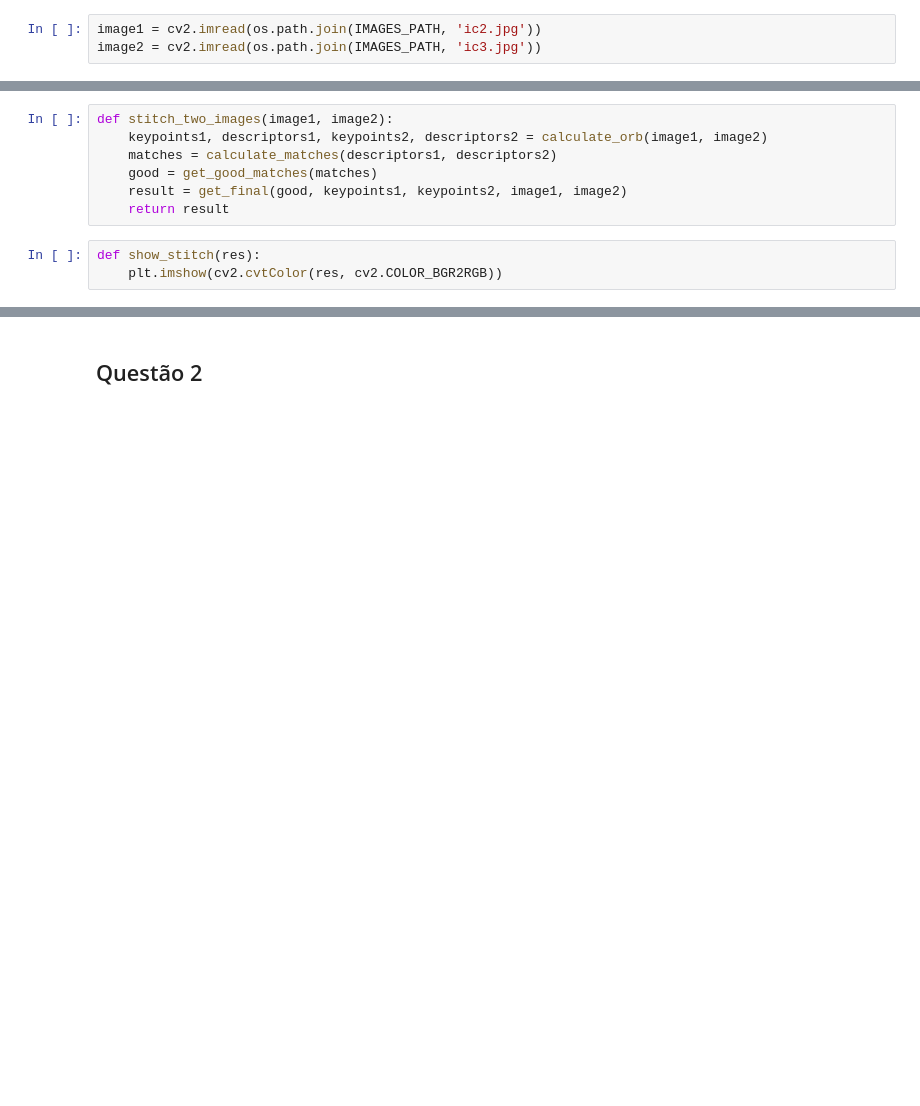
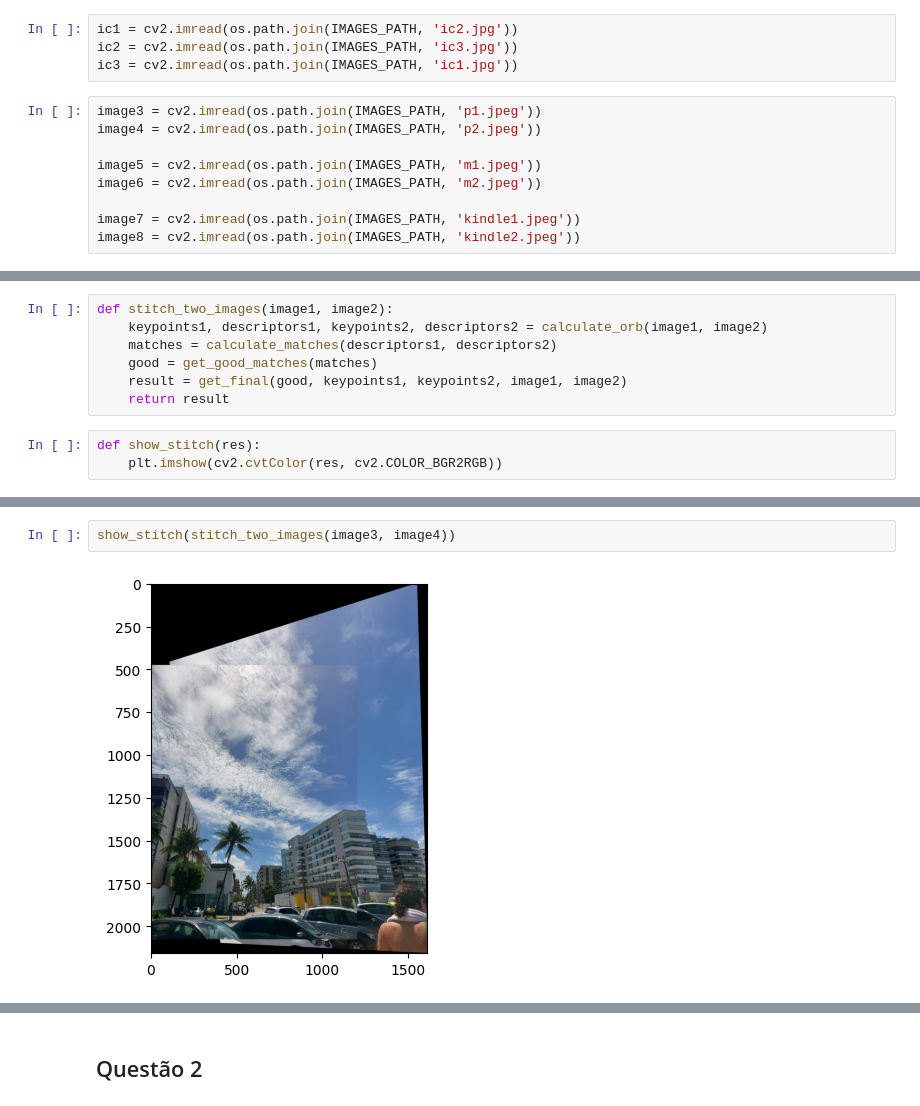
Before and after one commit to ghastcmd/computer-vision, a Jupyter notebook: list-3/lista3.ipynb, the cells around one changed output, grey strips where cells are left out. Drawn from its saved outputs; the diff is of its cells as text; blank space fills up the shorter version.

```diff
--- a/list-3/lista3.ipynb
+++ b/list-3/lista3.ipynb
@@ -179,8 +8,18 @@ import os
 
 IMAGES_PATH = './images'
 # %%
-image1 = cv2.imread(os.path.join(IMAGES_PATH, 'ic2.jpg'))
-image2 = cv2.imread(os.path.join(IMAGES_PATH, 'ic3.jpg'))
+ic1 = cv2.imread(os.path.join(IMAGES_PATH, 'ic2.jpg'))
+ic2 = cv2.imread(os.path.join(IMAGES_PATH, 'ic3.jpg'))
+ic3 = cv2.imread(os.path.join(IMAGES_PATH, 'ic1.jpg'))
+# %%
+image3 = cv2.imread(os.path.join(IMAGES_PATH, 'p1.jpeg'))
+image4 = cv2.imread(os.path.join(IMAGES_PATH, 'p2.jpeg'))
+
+image5 = cv2.imread(os.path.join(IMAGES_PATH, 'm1.jpeg'))
+image6 = cv2.imread(os.path.join(IMAGES_PATH, 'm2.jpeg'))
+
+image7 = cv2.imread(os.path.join(IMAGES_PATH, 'kindle1.jpeg'))
+image8 = cv2.imread(os.path.join(IMAGES_PATH, 'kindle2.jpeg'))
 # %%
 def calculate_orb(image1, image2):
     orb = cv2.ORB_create(nfeatures=2000)
@@ -256,2 +95,6 @@ show_stitch(stitch_two_images(image1, image2))
 # %% [output]
 [figure]
+# %%
+show_stitch(stitch_two_images(image3, image4))
+# %% [output]
+[figure, added]
```
Also changed, not shown: parts of 18 cells of this notebook.
